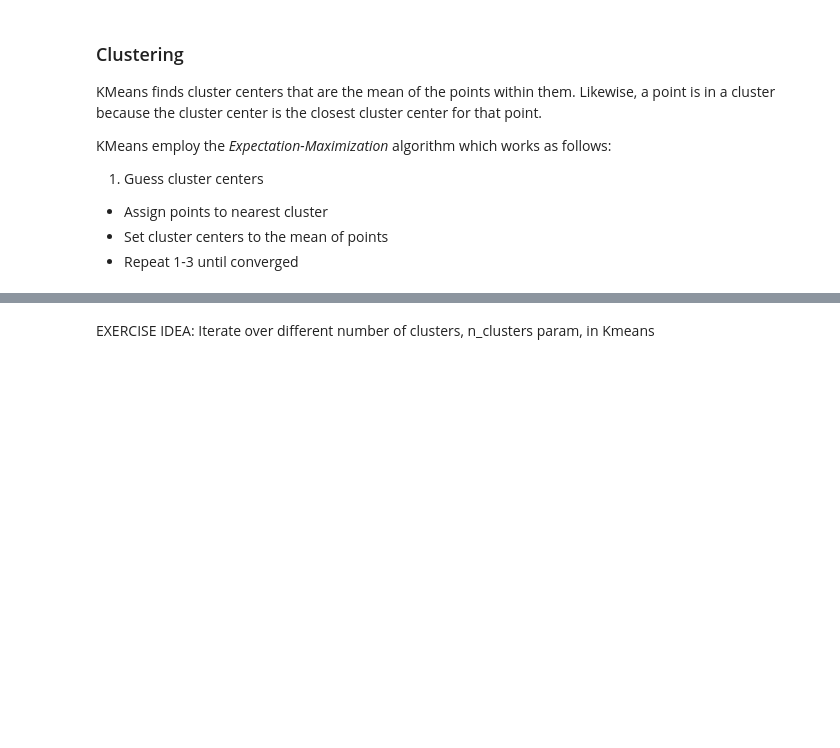
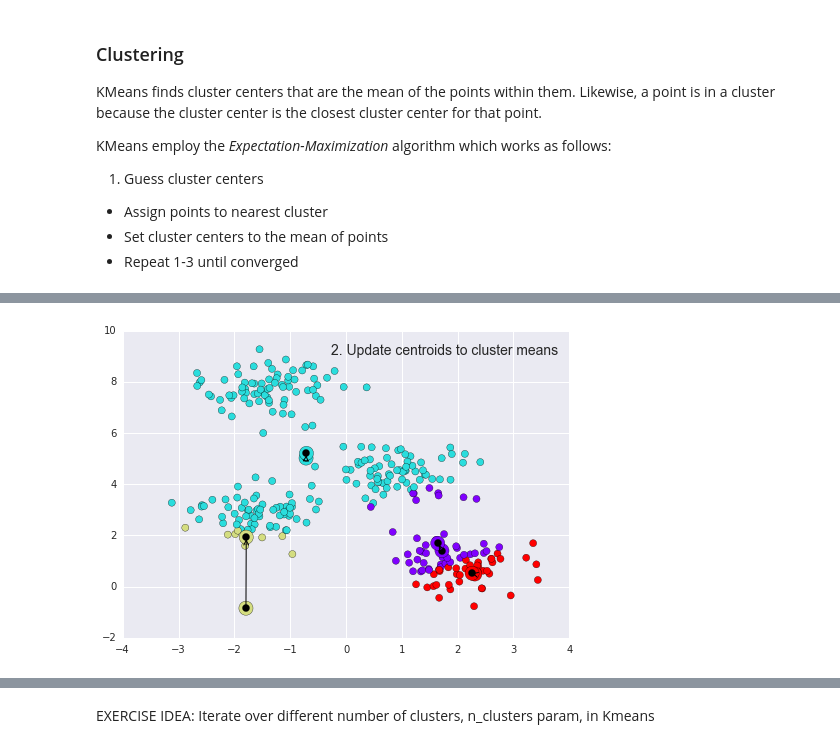
Before and after one commit to PythonWorkshop/intro-to-sklearn, a Jupyter notebook: Module_5.ipynb, the cells around one changed output, grey strips where cells are left out. Cells and saved outputs as stored; diff of their text form; code cells hidden in the pictures; blank space fills up the shorter version.

```diff
--- a/Module_5.ipynb
+++ b/Module_5.ipynb
@@ -80 +84,7 @@ KMeans employ the <i>Expectation-Maximization</i> algorithm which works as follo
+# %%
+import fig_code
+from fig_code import plot_kmeans_interactive
+plot_kmeans_interactive()
+# %% [output]
+[figure, added]
 # %%
```
Also changed, not shown: parts of 8 cells of this notebook, 2 other files.
